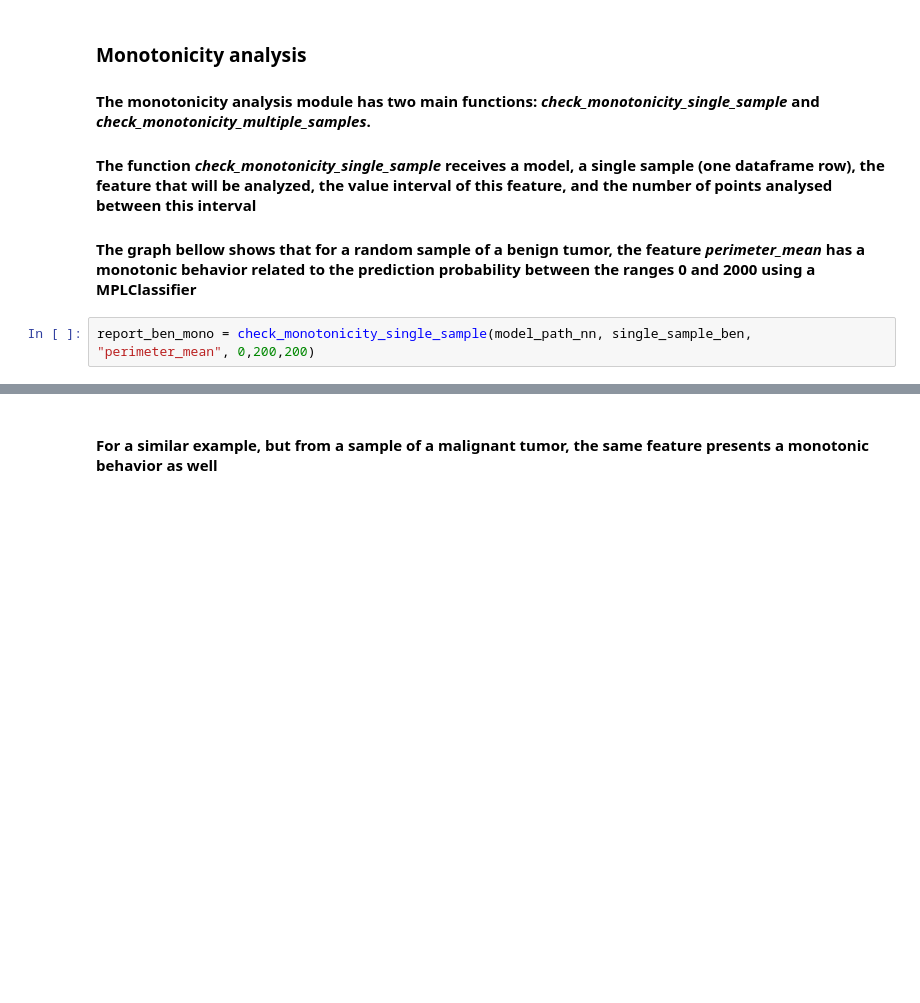
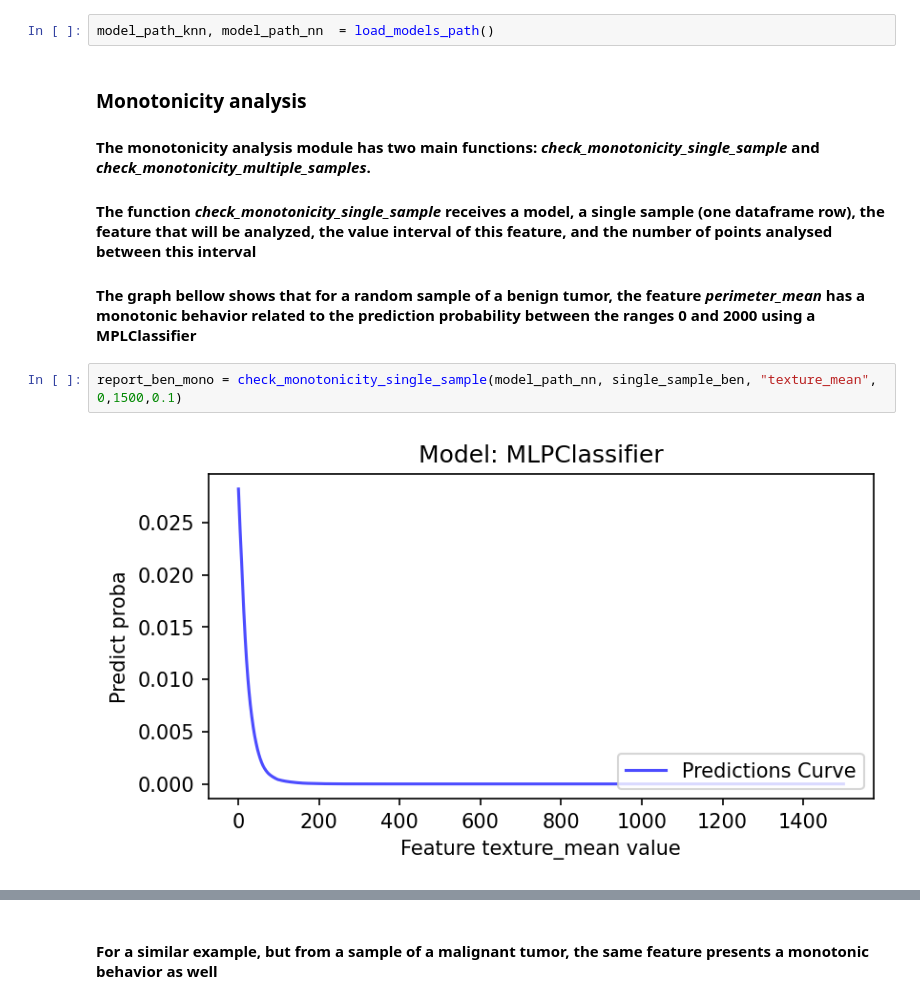
Before and after one commit to jpgianfaldoni/MLBugDetection, a Jupyter notebook: src/Tutorial.ipynb, the cells around one changed output, grey strips where cells are left out. Drawn from its saved outputs; the diff is of its cells as text; blank space fills up the shorter version.

```diff
--- a/src/Tutorial.ipynb
+++ b/src/Tutorial.ipynb
@@ -39,7 +46,11 @@ model_path_nn = "models/NN/NNBreastCancer.pkl"
+# %%
+model_path_knn, model_path_nn  = load_models_path()
 # %% [markdown]
 ### **Monotonicity analysis**
 #### The monotonicity analysis module has two main functions: *check_monotonicity_single_sample* and *check_monotonicity_multiple_samples*.
 #### The function *check_monotonicity_single_sample* receives a model, a single sample (one dataframe row), the feature that will be analyzed, the value interval of this feature, and the number of points analysed between this interval
 #### The graph bellow shows that for a random sample of a benign tumor, the feature *perimeter_mean* has a monotonic behavior related to the prediction probability between the ranges 0 and 2000 using a MPLClassifier
 # %%
-report_ben_mono = check_monotonicity_single_sample(model_path_nn, single_sample_ben, "perimeter_mean", 0,200,200)
+report_ben_mono = check_monotonicity_single_sample(model_path_nn, single_sample_ben, "texture_mean", 0,1500,0.1)
+# %% [output]
+[figure, added]
```
Also changed, not shown: parts of 47 cells of this notebook, 5 other files.
